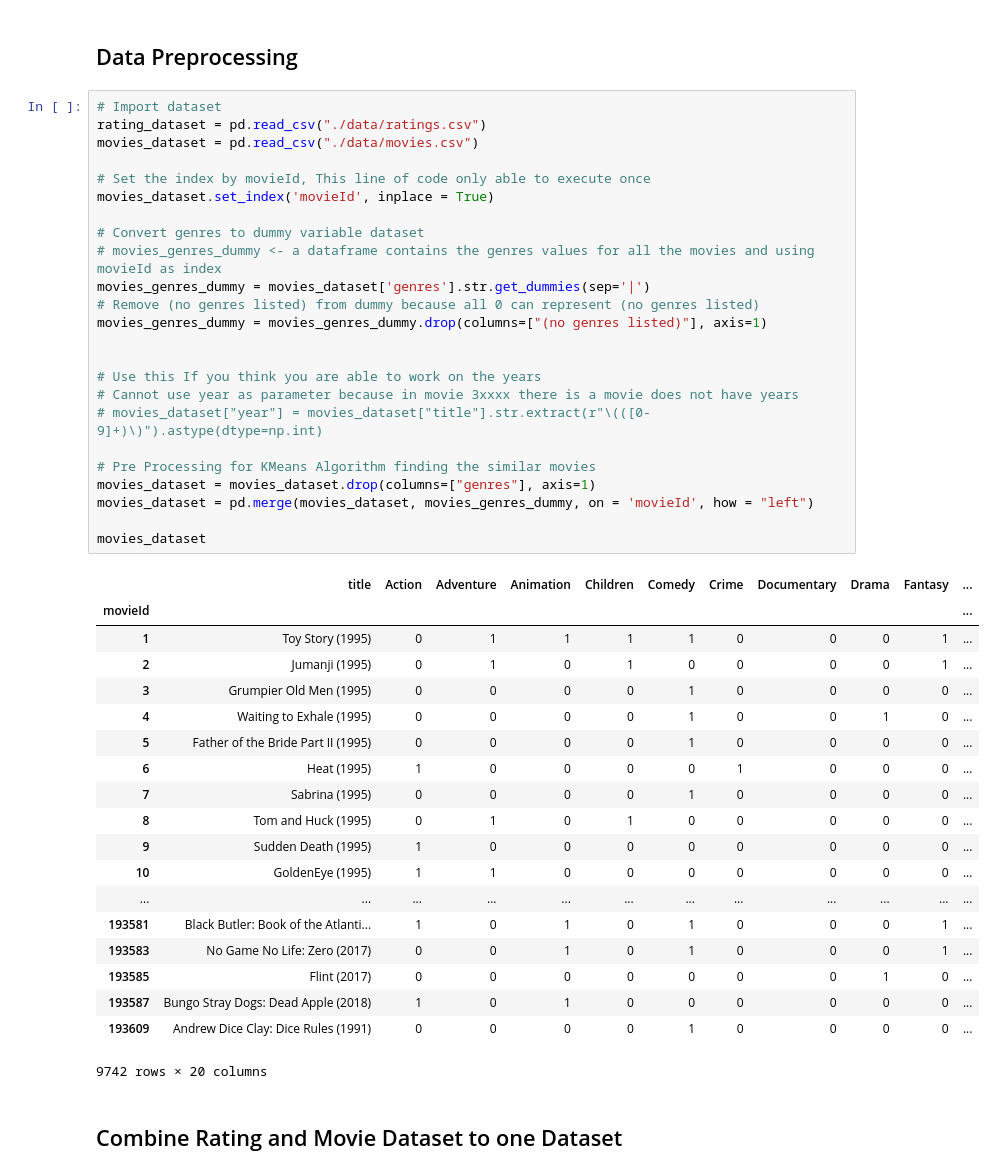
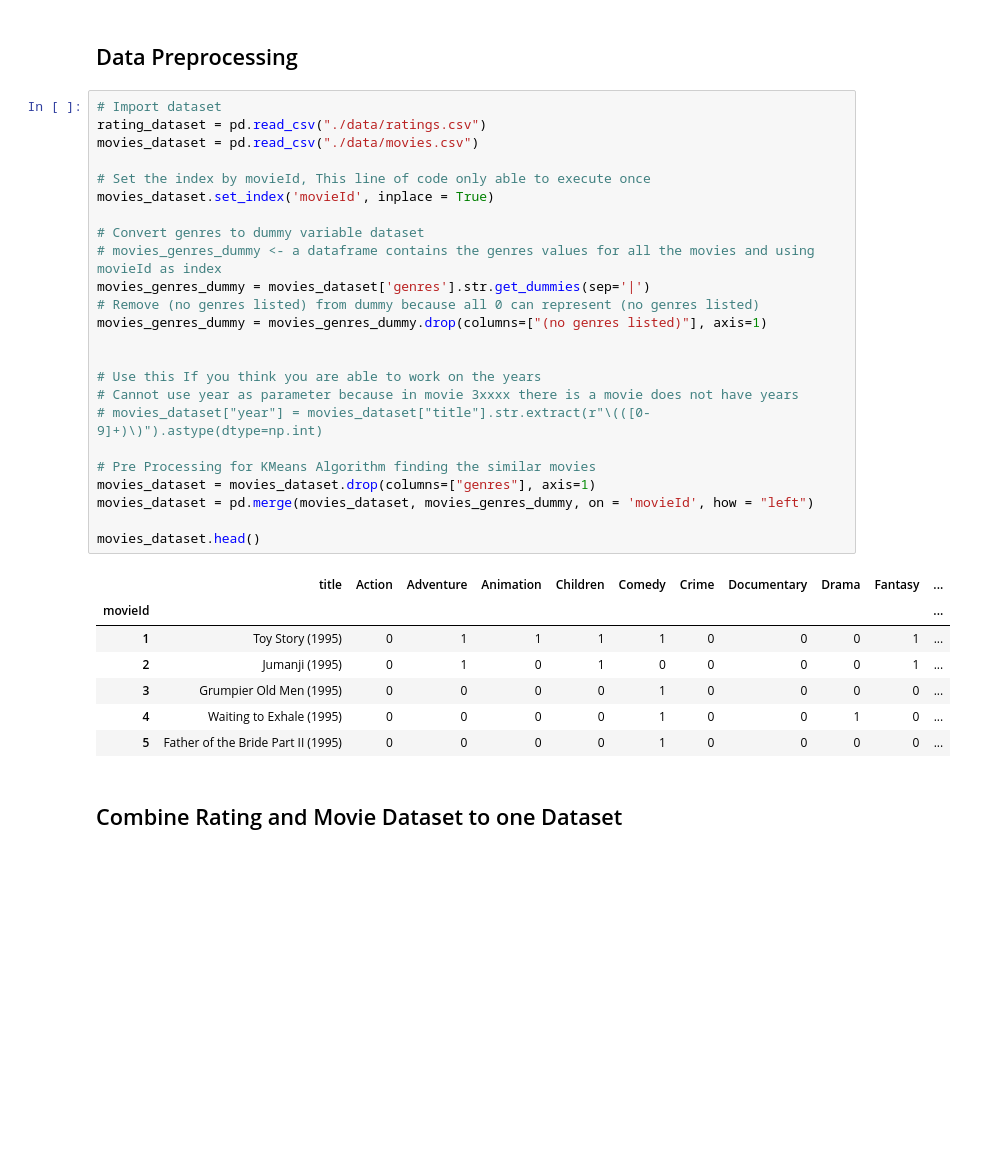
Before and after one commit to Ericlkl/Movie-Rating-Prediction, a Jupyter notebook: Assignment.ipynb, the cells around one changed output. Cells and saved outputs as stored; diff of their text form; blank space fills up the shorter version.

```diff
--- a/Assignment.ipynb
+++ b/Assignment.ipynb
@@ -20,46 +20,34 @@ from sklearn.metrics import mean_squared_error, r2_score
 # Import dataset
 rating_dataset = pd.read_csv("./data/ratings.csv")
 movies_dataset = pd.read_csv("./data/movies.csv")
 
 # Set the index by movieId, This line of code only able to execute once
 movies_dataset.set_index('movieId', inplace = True)
 
 # Convert genres to dummy variable dataset
 # movies_genres_dummy <- a dataframe contains the genres values for all the movies and using movieId as index
 movies_genres_dummy = movies_dataset['genres'].str.get_dummies(sep='|')
 # Remove (no genres listed) from dummy because all 0 can represent (no genres listed)
 movies_genres_dummy = movies_genres_dummy.drop(columns=["(no genres listed)"], axis=1)
 
 
 # Use this If you think you are able to work on the years
 # Cannot use year as parameter because in movie 3xxxx there is a movie does not have years
 # movies_dataset["year"] = movies_dataset["title"].str.extract(r"\(([0-9]+)\)").astype(dtype=np.int)
 
 # Pre Processing for KMeans Algorithm finding the similar movies
 movies_dataset = movies_dataset.drop(columns=["genres"], axis=1)
 movies_dataset = pd.merge(movies_dataset, movies_genres_dummy, on = 'movieId', how = "left")
 
-movies_dataset
+movies_dataset.head()
 # %% [output]
 |  | title | Action | Adventure | Animation | Children | Comedy | Crime | Documentary | Drama | Fantasy | ... |
 | movieId |  |  |  |  |  |  |  |  |  |  | ... |
 | 1 | Toy Story (1995) | 0 | 1 | 1 | 1 | 1 | 0 | 0 | 0 | 1 | ... |
 | 2 | Jumanji (1995) | 0 | 1 | 0 | 1 | 0 | 0 | 0 | 0 | 1 | ... |
 | 3 | Grumpier Old Men (1995) | 0 | 0 | 0 | 0 | 1 | 0 | 0 | 0 | 0 | ... |
 | 4 | Waiting to Exhale (1995) | 0 | 0 | 0 | 0 | 1 | 0 | 0 | 1 | 0 | ... |
 | 5 | Father of the Bride Part II (1995) | 0 | 0 | 0 | 0 | 1 | 0 | 0 | 0 | 0 | ... |
-| 6 | Heat (1995) | 1 | 0 | 0 | 0 | 0 | 1 | 0 | 0 | 0 | ... |
-| 7 | Sabrina (1995) | 0 | 0 | 0 | 0 | 1 | 0 | 0 | 0 | 0 | ... |
-| 8 | Tom and Huck (1995) | 0 | 1 | 0 | 1 | 0 | 0 | 0 | 0 | 0 | ... |
-| 9 | Sudden Death (1995) | 1 | 0 | 0 | 0 | 0 | 0 | 0 | 0 | 0 | ... |
-| 10 | GoldenEye (1995) | 1 | 1 | 0 | 0 | 0 | 0 | 0 | 0 | 0 | ... |
-| ... | ... | ... | ... | ... | ... | ... | ... | ... | ... | ... | ... |
-| 193581 | Black Butler: Book of the Atlanti... | 1 | 0 | 1 | 0 | 1 | 0 | 0 | 0 | 1 | ... |
-| 193583 | No Game No Life: Zero (2017) | 0 | 0 | 1 | 0 | 1 | 0 | 0 | 0 | 1 | ... |
-| 193585 | Flint (2017) | 0 | 0 | 0 | 0 | 0 | 0 | 0 | 1 | 0 | ... |
-| 193587 | Bungo Stray Dogs: Dead Apple (2018) | 1 | 0 | 1 | 0 | 0 | 0 | 0 | 0 | 0 | ... |
-| 193609 | Andrew Dice Clay: Dice Rules (1991) | 0 | 0 | 0 | 0 | 1 | 0 | 0 | 0 | 0 | ... |
-9742 rows × 20 columns
 # %% [markdown]
 ## Combine Rating and Movie Dataset to one Dataset
 # %%
```
Also changed, not shown: parts of 20 cells of this notebook, 1 other file.
